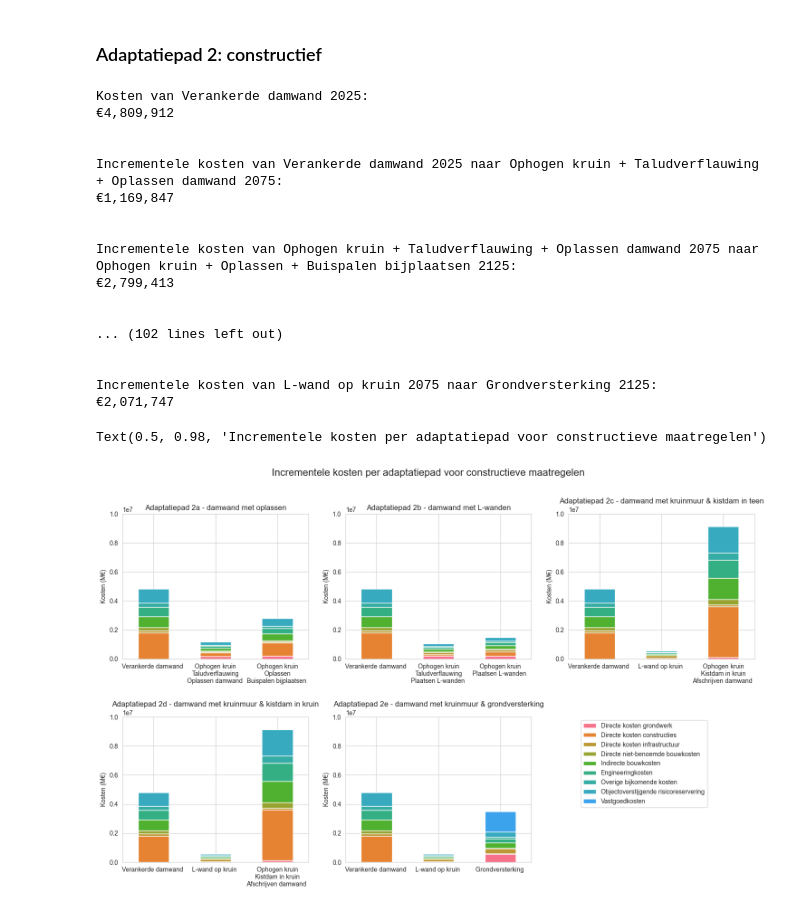
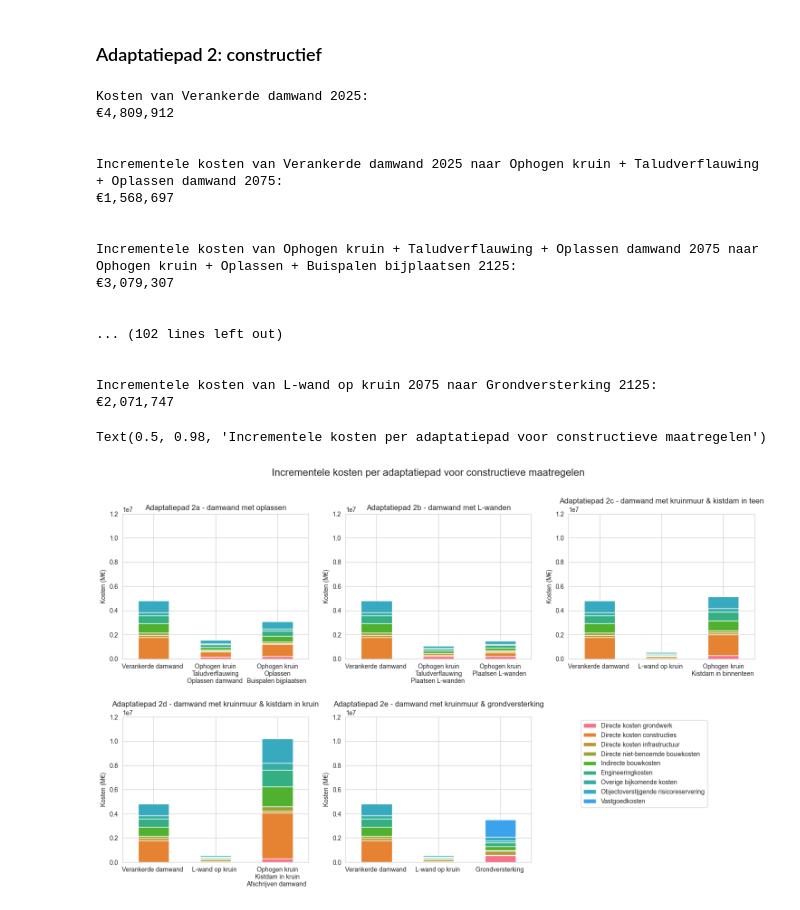
Before and after one commit to Deltares-research/Verkenning-2.0-backend, a Jupyter notebook: dev/incremental_costs/Scheldestromen_main.ipynb, the cells around one changed output. Cells and saved outputs as stored; diff of their text form; code cells hidden in the pictures.

Commit message:
aanpassingen aan main case & gevoeligheidsanalyse

```diff
--- a/dev/incremental_costs/Scheldestromen_main.ipynb
+++ b/dev/incremental_costs/Scheldestromen_main.ipynb
@@ -65,6 +66,9 @@ dimensions = {}
 for name, df in cost_dataframes_per_alternative.items():
     dimensions[name] = get_dimensions_dict_from_df(df)
 
+#reduce infrastructure dimensions for 2075 and 2125 to 2000 as we assume it only concerns the road:
+dimensions["Grondversterking 2075"]["infrastructure"]['Weg'] = 2000
+dimensions["Grondversterking 2125"]["infrastructure"]['Weg'] = 2000
 #recomputation of plain costs for all alternatives
 cost_summaries = {}
 full_cost_dicts = {}
@@ -241,9 +377,13 @@ files = ['ontwerpvarianten constructief/kostenoverzicht_damwand15m_verankerd.xls
          'ontwerpvarianten constructief/kostenoverzicht_damwand15m_verankerd.xlsx',
          'ontwerpvarianten constructief/kostenoverzicht 3a.xlsx',
          'ontwerpvarianten constructief/kostenoverzicht 3b.xlsx',
-         'ontwerpvarianten constructief/kostenoverzicht 2d.xlsx',
-         'ontwerpvarianten constructief/kostenoverzicht 2d.xlsx',
+         'ontwerpvarianten constructief/kostenoverzicht 3d.xlsx',
+         'ontwerpvarianten constructief/kostenoverzicht 3d.xlsx',
          'ontwerpvariant grond gestacked/kostenoverzicht grond 3 aanlegprofiel.xlsx',
+         #vanaf hier is tbv van gevoeligheidsanalyse
+         'ontwerpvariant grond gestacked/kostenoverzicht geen_aanvulling.xlsx',
+         'ontwerpvarianten constructief/kostenoverzicht 2a.xlsx',
+         'ontwerpvarianten constructief/kostenoverzicht 3d.xlsx',
          ]
 
 names = ["Verankerde damwand 2025",
@@ -255,15 +395,18 @@ names = ["Verankerde damwand 2025",
          "Ophogen kruin + Kistdam in binnenteen 2125",
          "Ophogen kruin + Kistdam in kruin + Afschrijven damwand 2125",
          "Grondversterking 2125",
+         "Kistdam in teen zonder grondaanvulling 2075",
+         "Kistdam in teen met grondaanvulling 2075",
+         "Grondaanvulling bij bestaande kistdam 2125"
          ]
 
 #  unit prices for custom structures #TODO check and align values:
-unit_prices = {'oplassen variabel per meter damwand per strekkende meter': 200, #o.b.v. prijzen korte damwand (licht profiel, dat is mogelijk optimistisch)
-               'oplassen vaste kosten per strekkende meter': 200, #o.b.v. unit price stalen gording
+unit_prices = {'oplassen variabel per meter damwand per strekkende meter': 300, #o.b.v. prijzen korte damwand (zwaarder profiel).
+               'oplassen vaste kosten per strekkende meter': 280 * 1.5, #o.b.v. unit price stalen gording UNP240. Keer 1.5 voor extra complexiteit
                'L-wand 1.5 meter hoog per strekkende meter': 200, #o.b.v. kosten bij agri-beton.nl (keerwand 150x200x78)
                'Buispalen bijplaatsen per strekkende meter': (7000 / 2.8),  # EU/st / h.o.h. 7000 per buispaal, 2.8m per buispaal
-               'Kistdam in binnenteen per strekkende meter':6000, # nog checken, grofweg directe kosten van bestaande verankerde damwand
-               'Kistdam in kruin per strekkende meter': 12000, #nog checken, 2x kosten van damwand in de teen. Lengte is mogelijk langer, maar ankers zijn dan weer goedkoper.
+               'Kistdam in binnenteen per strekkende meter':6000, #   Lev/aanbr. kistdam, AZ36, inheid. 15m (B=4m) kost 10000, daar halen we de bestaande damwand vanaf (4000)
+               'Kistdam in kruin per strekkende meter': 13000, #  Lev/aanbr. kistdam, AZ36, inheid. 20m (B=4m)
                'Afbranden bestaande damwand per strekkende meter': 200,  #nog checken,
                 }
 
@@ -283,7 +426,7 @@ for name, df in cost_dataframes_per_alternative.items():
     dimensions[name] = get_dimensions_dict_from_df(df)
 
 vaklengte = dimensions['Verankerde damwand 2025']['structure']['Vaklengte'].copy()
-#update costs to include the custom structure costs.
+# #update costs to include the custom structure costs.
 for name, dimension in dimensions.items():
     if name == "Ophogen kruin + Taludverflauwing + Oplassen damwand 2075":
         lengte_oplassen = 3.5 #m, aannemend dat er 1 vak van 3.5m nodig is om de kruin te versterken, dit is mogelijk optimistisch
@@ -322,6 +465,15 @@ for name, dimension in dimensions.items():
         dimension['structure'] = {'Type': f'Afbranden bestaande damwand',
                                     'Vaklengte': vaklengte,
                                     'Eenheidsprijs': unit_prices['Afbranden bestaande damwand per strekkende meter']}
+    elif name in ["Kistdam in teen zonder grondaanvulling 2075", "Kistdam in teen met grondaanvulling 2075"]:
+        dimension['structure'] = {'Type': f'Kistdam in binnenteen',
+                                    'Vaklengte': vaklengte,
+                                    'Eenheidsprijs': unit_prices['Kistdam in binnenteen per strekkende meter']}
+    elif name == "Grondaanvulling bij bestaande kistdam 2125":
+        lengte_oplassen = 1.5
+        dimension['structure'] = {'Type': f'Grondaanvulling bij bestaande kistdam',
+                                    'Vaklengte': vaklengte,
+                                    'Eenheidsprijs': unit_prices['oplassen variabel per meter damwand per strekkende meter'] * lengte_oplassen + unit_prices['oplassen vaste kosten per strekkende meter']} #nog checken, aannemend dat dit een relatief goedkope maatregel is
     else:
         pass
 
@@ -393,9 +551,10 @@ ax.set_xticklabels([label.get_text().split(' to ')[-1].replace(' (ruw)', '') for
 # %%
 measure_orders = {"Adaptatiepad 2a - damwand met oplassen": ["Verankerde damwand 2025", "Ophogen kruin + Taludverflauwing + Oplassen damwand 2075", "Ophogen kruin + Oplassen + Buispalen bijplaatsen 2125",],
                   "Adaptatiepad 2b - damwand met L-wanden": ["Verankerde damwand 2025", "Ophogen kruin + Taludverflauwing + Plaatsen L-wanden 2075", "Ophogen kruin + Plaatsen L-wanden 2125",],
-                  "Adaptatiepad 2c - damwand met kruinmuur & kistdam in teen": ["Verankerde damwand 2025", "L-wand op kruin 2075", "Ophogen kruin + Kistdam in kruin + Afschrijven damwand 2125",],
+                  "Adaptatiepad 2c - damwand met kruinmuur & kistdam in teen": ["Verankerde damwand 2025", "L-wand op kruin 2075", "Ophogen kruin + Kistdam in binnenteen 2125",],
                   "Adaptatiepad 2d - damwand met kruinmuur & kistdam in kruin": ["Verankerde damwand 2025", "L-wand op kruin 2075", "Ophogen kruin + Kistdam in kruin + Afschrijven damwand 2125",],
                   "Adaptatiepad 2e - damwand met kruinmuur & grondversterking": ["Verankerde damwand 2025", "L-wand op kruin 2075", "Grondversterking 2125",],
+                #   "Adaptatiepad 2f - damwand met oplassen & kistdam in teen": ["Verankerde damwand 2025", "Ophogen kruin + Taludverflauwing + Oplassen damwand 2075", "Ophogen kruin + Kistdam in binnenteen 2125",],
                   }
 
 adaptation_paths_summary, adaptation_paths_detailed, adaptation_paths_dimensions = {}, {}, {}
@@ -417,11 +576,11 @@ Kosten van Verankerde damwand 2025:
 
 
 Incrementele kosten van Verankerde damwand 2025 naar Ophogen kruin + Taludverflauwing + Oplassen damwand 2075:
-€1,169,847
+€1,568,697
 
 
 Incrementele kosten van Ophogen kruin + Taludverflauwing + Oplassen damwand 2075 naar Ophogen kruin + Oplassen + Buispalen bijplaatsen 2125:
-€2,799,413
+€3,079,307
 
 
 ... (102 lines left out)
@@ -432,32 +591,32 @@ Incrementele kosten van L-wand op kruin 2075 naar Grondversterking 2125:
 # %%
 #make a stacked bar plot of all the increment costs per adaptation path. We have 5 paths, so make 6 subplots (2x3), one for each path and one where we can put the legend
 #
 
 fig, axes = plt.subplots(2, 3, figsize=(18,10))
 axes = axes.flatten()
 
 for i, (adaptation_path, summary) in enumerate(adaptation_paths_summary.items()):
     summary.T.plot(kind='bar', stacked=True, ax=axes[i])
     axes[i].set_title(adaptation_path)
     #no legend
     axes[i].legend_.remove()
     axes[i].set_ylabel('Kosten (M€)')
-    axes[i].set_ylim(0, 1e7)
+    axes[i].set_ylim(0, 1.2e7)
     #rotate the labels and split along multiple lines if they are too long (max length per line is 15 characters. Split at ' to ' and + if possible, otherwise split at the max length of 15 characters per line)
     #rotate x-axis labels and remove (incrementeel) and everything before "to"from the labels. Replace all " + " with "\n" for better readability. Remove 2025, 2075 and 2125 from the labels for better readability.
     axes[i].set_xticklabels([label.get_text().split(' to ')[-1].replace(' + ', '\n').replace('2025', '').replace('2075', '').replace('2125', '') for label in axes[i].get_xticklabels()], rotation=0, ha='center')
     # #add horizontal padding between subplots
 plt.subplots_adjust(hspace=.4)
 
 #make space of 6th plot entirely white
 axes[5].axis('off')
 handles, labels = axes[4].get_legend_handles_labels()
 axes[4].legend(handles, labels, bbox_to_anchor=(1.25, 1), loc='upper left')
 
 fig.suptitle('Incrementele kosten per adaptatiepad voor constructieve maatregelen', fontsize=16)
 # %% [output]
 Text(0.5, 0.98, 'Incrementele kosten per adaptatiepad voor constructieve maatregelen')
-[figure, old version]
+[figure, new version]
 # %%
 #LCC computation for each adaptation path
 #make dict with sum of incremental costs per measure, year, lifespan (50 for soil) in a tuple
```
Also changed, not shown: parts of 21 cells of this notebook, 1 other file.
